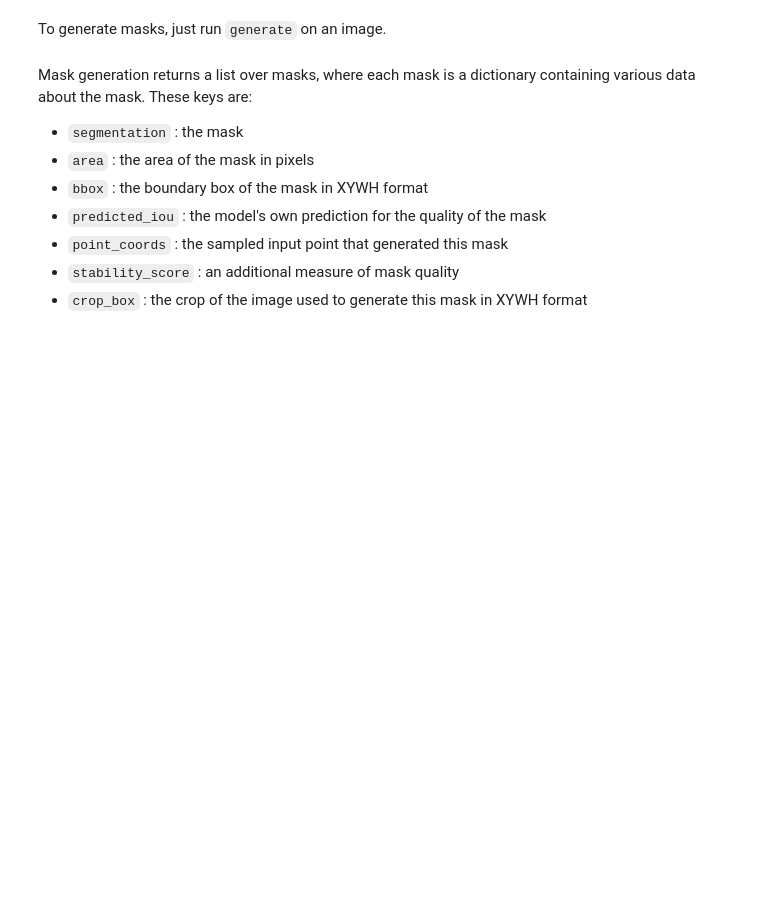
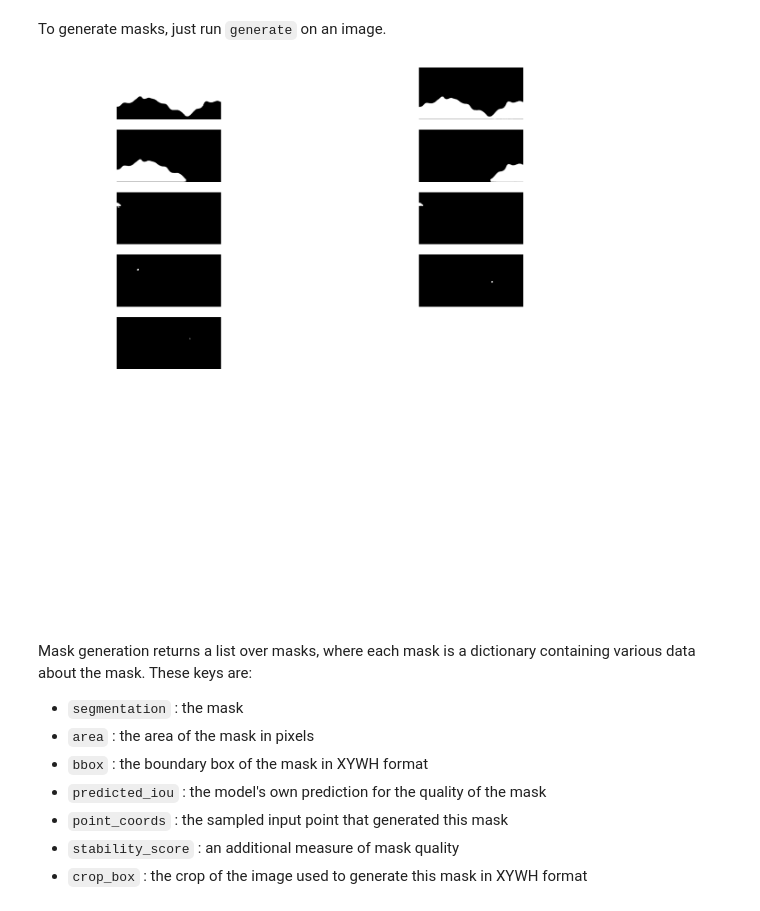
Before and after one commit to WinetraubLab/zero_shot_segmentation, a Jupyter notebook: zero_shot_segmentation_oct.ipynb, the cells around one changed output. Cells and saved outputs as stored; diff of their text form; code cells hidden in the pictures; blank space fills up the shorter version.

Commit message:
setup rf and sam

```diff
--- a/zero_shot_segmentation_oct.ipynb
+++ b/zero_shot_segmentation_oct.ipynb
@@ -201,11 +134,2 @@ To run automatic mask generation, provide a SAM model to the `SamAutomaticMaskGe
 # %%
-import sys
-sys.path.append("..")
-from segment_anything import sam_model_registry, SamAutomaticMaskGenerator, SamPredictor
-
-device = "cuda"
-
-sam = sam_model_registry[model_type](checkpoint=sam_checkpoint)
-sam.to(device=device)
-
-mask_generator = SamAutomaticMaskGenerator(sam)
+%run /content/zero_shot_segmentation/setup_roboflow_and_sam.ipynb
@@ -215,7 +179,9 @@ To generate masks, just run `generate` on an image.
 masks = mask_generator.generate(virtual_histology_image_resized)
 # %%
 if visualize_sam_outputs:
-  visualize_masks(virtual_histology_image_resized, masks, FIG_SIZE)
+  visualize_masks(masks)
+# %% [output]
+[figure, added]
 # %% [markdown]
 Mask generation returns a list over masks, where each mask is a dictionary containing various data about the mask. These keys are:
 * `segmentation` : the mask
```
Also changed, not shown: parts of 13 cells of this notebook.
